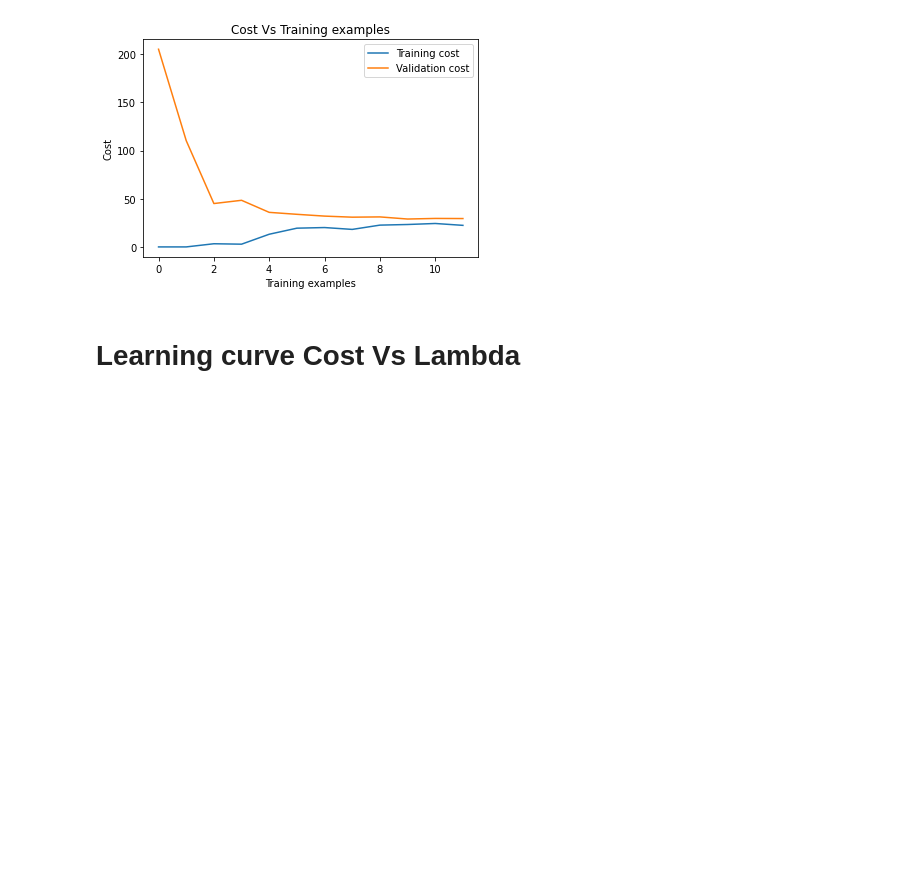
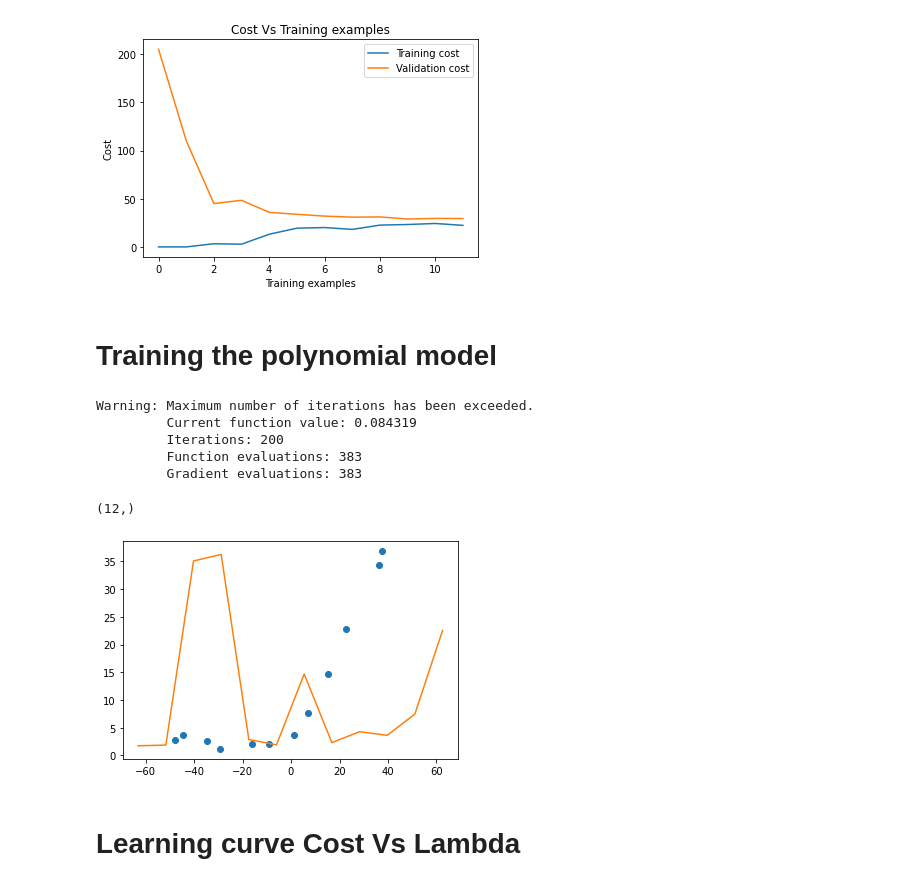
Before and after one commit to cvillad/ML-course, a Jupyter notebook: ex5/Python/ex5.ipynb, the cells around one changed output. Saved outputs shown, nothing was run; the diff lists cells and outputs as text; code cells hidden in the pictures; blank space fills up the shorter version.

```diff
--- a/ex5/Python/ex5.ipynb
+++ b/ex5/Python/ex5.ipynb
@@ -33,7 +33,7 @@ def train(X, y, _lambda, disp=True):
 
     J = lambda theta: costFunction(X, y, theta, _lambda)[0]
     dJ = lambda theta: costFunction(X, y, theta, _lambda)[1]
-    theta = optimize.fmin_cg(J, theta_0, fprime=dJ, maxiter=400, gtol=0.001, disp=disp)
+    theta = optimize.fmin_cg(J, theta_0, fprime=dJ, maxiter=200, disp=disp)
     return theta
 # %%
 def costFunction(X, y, theta, _lambda):
@@ -121,6 +125,32 @@ plt.xlabel('Training examples')
 plt.show()
 # %% [output]
 [figure]
+# %% [markdown]
+# Training the polynomial model
+# %%
+X = polyFeatures(X_train, 8)
+X, mu, sigma = mapFeature(X)
+X = np.append(ones, X, axis=1)
+
+X_val2 = polyFeatures(X_val, 8)
+X_val2, mu2, sigma2 = mapFeature(X_val2)
+X_val2 = np.append(np.ones((X_val2.shape[0], 1)), X_val2, axis=1)
+
+theta = train(X, y_train, _lambda=0, disp=True)
+
+x = np.linspace(np.min(X_train)-15,np.max(X_train)+25, 12)
+
+plt.plot(X_train, y_train, 'o')
+plt.plot(x, X@theta)
+(X@theta).shape
+# %% [output]
+Warning: Maximum number of iterations has been exceeded.
+         Current function value: 0.084319
+         Iterations: 200
+         Function evaluations: 383
+         Gradient evaluations: 383
+(12,)
+[figure, added]
 # %% [markdown]
 # Learning curve Cost Vs Lambda
 # %%
```
Also changed, not shown: parts of 5 cells of this notebook, 43 other files.
